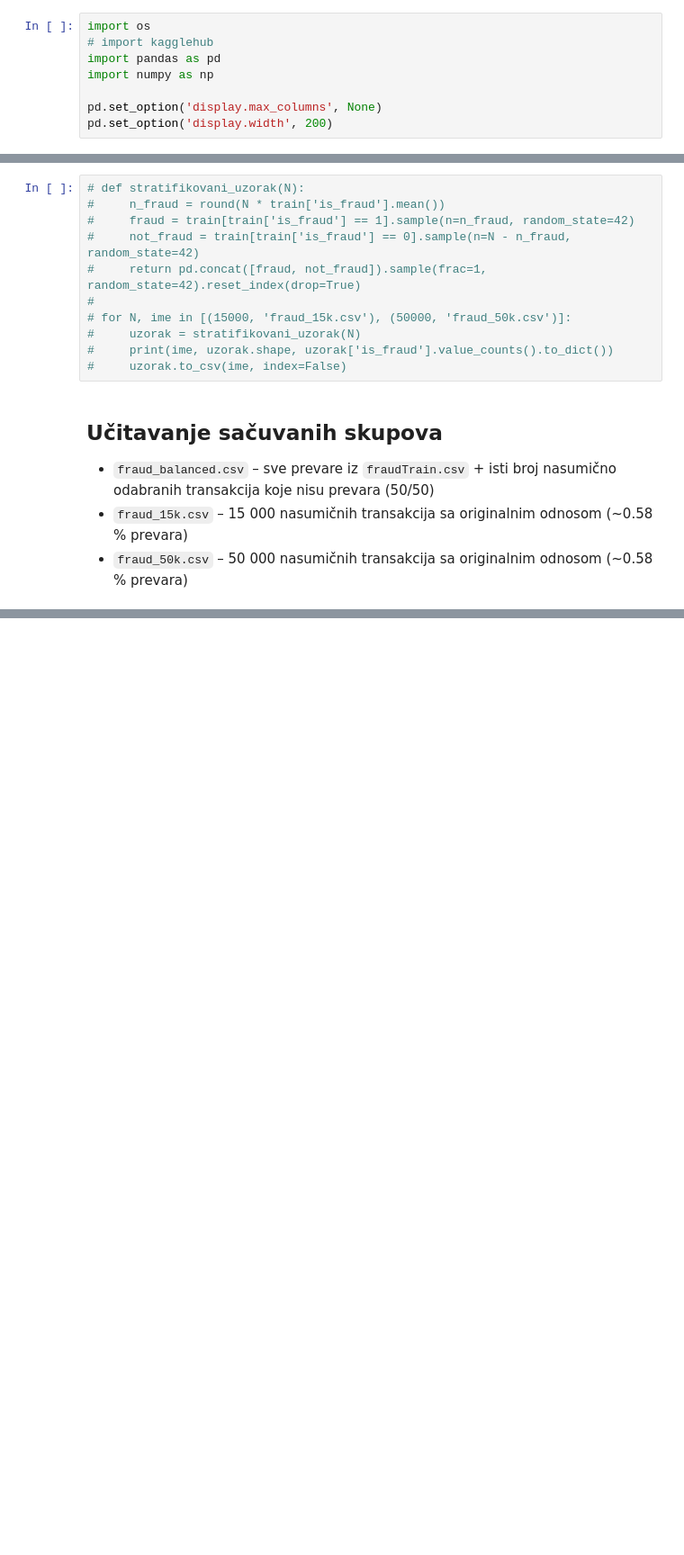
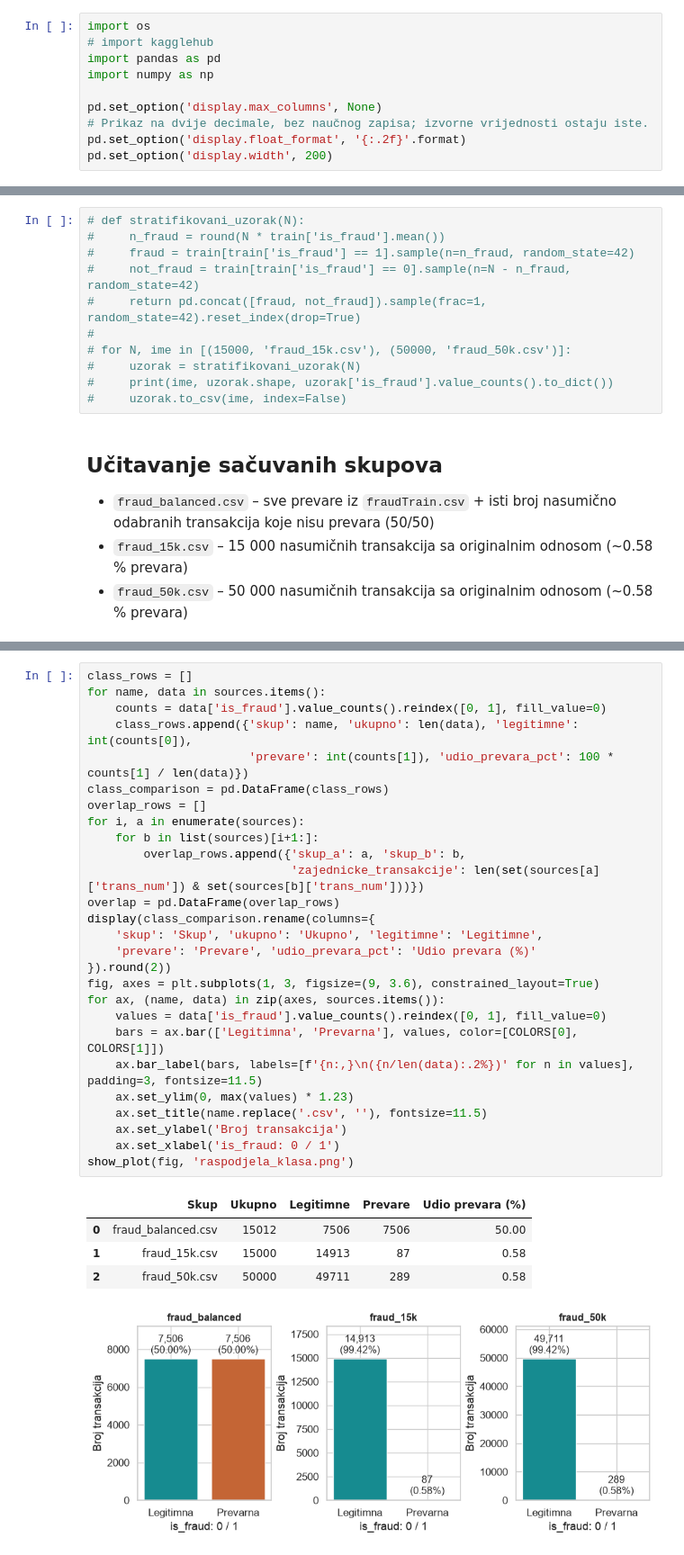
Before and after one commit to bakir004/mu, a Jupyter notebook: projekat.ipynb, the cells around one changed output, grey strips where cells are left out. Shown at 90% size. Saved outputs shown, nothing was run; the diff lists cells and outputs as text; blank space fills up the shorter version.

```diff
--- a/projekat.ipynb
+++ b/projekat.ipynb
@@ -9,6 +17,8 @@ import pandas as pd
 import numpy as np
 
 pd.set_option('display.max_columns', None)
+# Prikaz na dvije decimale, bez naučnog zapisa; izvorne vrijednosti ostaju iste.
+pd.set_option('display.float_format', '{:.2f}'.format)
 pd.set_option('display.width', 200)
 # %% [markdown]
 ## Preuzimanje skupa podataka (zakomentarisano)
@@ -117,0 +326,33 @@ Name: proportion, dtype: str
+# %%
+class_rows = []
+for name, data in sources.items():
+    counts = data['is_fraud'].value_counts().reindex([0, 1], fill_value=0)
+    class_rows.append({'skup': name, 'ukupno': len(data), 'legitimne': int(counts[0]),
+                       'prevare': int(counts[1]), 'udio_prevara_pct': 100 * counts[1] / len(data)})
+class_comparison = pd.DataFrame(class_rows)
+overlap_rows = []
+for i, a in enumerate(sources):
+    for b in list(sources)[i+1:]:
+        overlap_rows.append({'skup_a': a, 'skup_b': b,
+                             'zajednicke_transakcije': len(set(sources[a]['trans_num']) & set(sources[b]['trans_num']))})
+overlap = pd.DataFrame(overlap_rows)
+display(class_comparison.rename(columns={
+    'skup': 'Skup', 'ukupno': 'Ukupno', 'legitimne': 'Legitimne',
+    'prevare': 'Prevare', 'udio_prevara_pct': 'Udio prevara (%)'
+}).round(2))
+fig, axes = plt.subplots(1, 3, figsize=(9, 3.6), constrained_layout=True)
+for ax, (name, data) in zip(axes, sources.items()):
+    values = data['is_fraud'].value_counts().reindex([0, 1], fill_value=0)
+    bars = ax.bar(['Legitimna', 'Prevarna'], values, color=[COLORS[0], COLORS[1]])
+    ax.bar_label(bars, labels=[f'{n:,}\n({n/len(data):.2%})' for n in values], padding=3, fontsize=11.5)
+    ax.set_ylim(0, max(values) * 1.23)
+    ax.set_title(name.replace('.csv', ''), fontsize=11.5)
+    ax.set_ylabel('Broj transakcija')
+    ax.set_xlabel('is_fraud: 0 / 1')
+show_plot(fig, 'raspodjela_klasa.png')
+# %% [output]
+|  | Skup | Ukupno | Legitimne | Prevare | Udio prevara (%) |
+| 0 | fraud_balanced.csv | 15012 | 7506 | 7506 | 50.00 |
+| 1 | fraud_15k.csv | 15000 | 14913 | 87 | 0.58 |
+| 2 | fraud_50k.csv | 50000 | 49711 | 289 | 0.58 |
+[figure, added]
```
Also changed, not shown: parts of 58 cells of this notebook, 23 other files.
